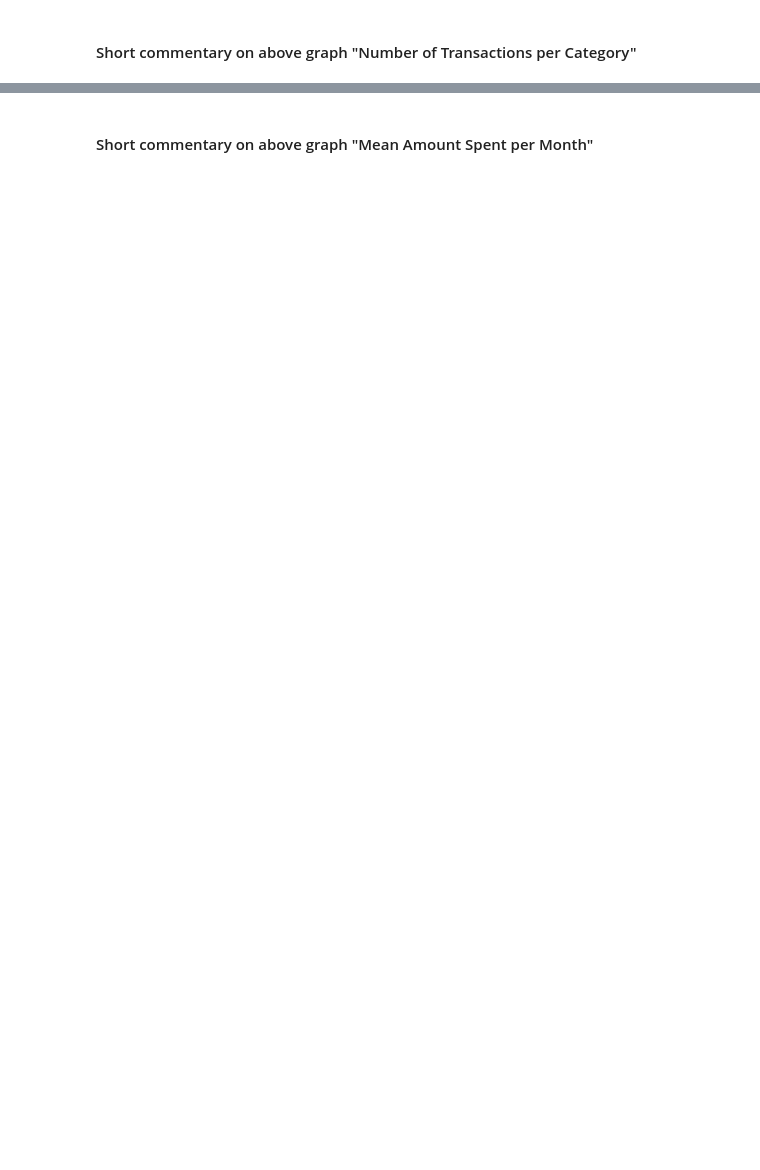
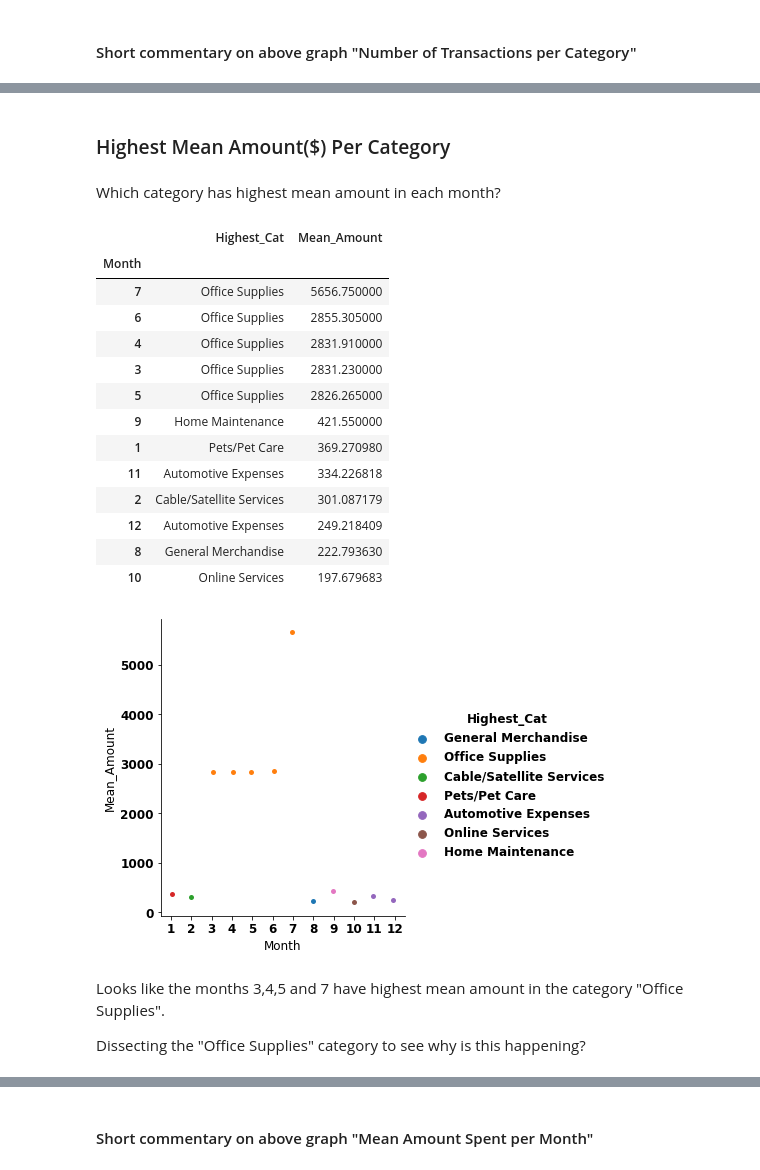
Before and after one commit to fariha23/recommendation_system_creditcard, a Jupyter notebook: notebooks/EDA.ipynb, the cells around one changed output, grey strips where cells are left out. Saved outputs shown, nothing was run; the diff lists cells and outputs as text; code cells hidden in the pictures; blank space fills up the shorter version.

```diff
--- a/notebooks/EDA.ipynb
+++ b/notebooks/EDA.ipynb
@@ -365,0 +533,37 @@ DatetimeIndex(['2020-08-20', '2020-08-20', '2020-08-20', '2020-08-20',
+# %% [markdown]
+### Highest Mean Amount($) Per Category
+# %% [markdown]
+Which category has highest mean amount in each month?
+# %%
+df_Office_Supply = pd.DataFrame(columns = ['Month', 'Highest_Cat', 'Mean_Amount'])
+
+for month in list(df1.index.month.unique()):
+    df1_mean=df1[df1.index.month==month].groupby(['category']).mean('amountnum')['amountnum']
+    cat=df1_mean.sort_values(ascending=False).index[0]
+    amt=df1_mean.sort_values(ascending=False)[0]
+    df_Office_Supply=df_Office_Supply.append({'Month' : month, 'Highest_Cat' : cat, 'Mean_Amount' : amt}, ignore_index=True)
+
+#Plot
+sns.catplot(x="Month", y="Mean_Amount", hue='Highest_Cat', data=df_Office_Supply);
+
+df_Office_Supply.set_index('Month').sort_values('Mean_Amount', ascending=False)
+# %% [output]
+|  | Highest_Cat | Mean_Amount |
+| Month |  |  |
+| 7 | Office Supplies | 5656.750000 |
+| 6 | Office Supplies | 2855.305000 |
+| 4 | Office Supplies | 2831.910000 |
+| 3 | Office Supplies | 2831.230000 |
+| 5 | Office Supplies | 2826.265000 |
+| 9 | Home Maintenance | 421.550000 |
+| 1 | Pets/Pet Care | 369.270980 |
+| 11 | Automotive Expenses | 334.226818 |
+| 2 | Cable/Satellite Services | 301.087179 |
+| 12 | Automotive Expenses | 249.218409 |
+| 8 | General Merchandise | 222.793630 |
+| 10 | Online Services | 197.679683 |
+[figure, added]
+# %% [markdown]
+Looks like the months 3,4,5 and 7 have highest mean amount in the category "Office Supplies".
+
+Dissecting the "Office Supplies" category to see why is this happening?
```
Also changed, not shown: parts of 106 cells of this notebook.
